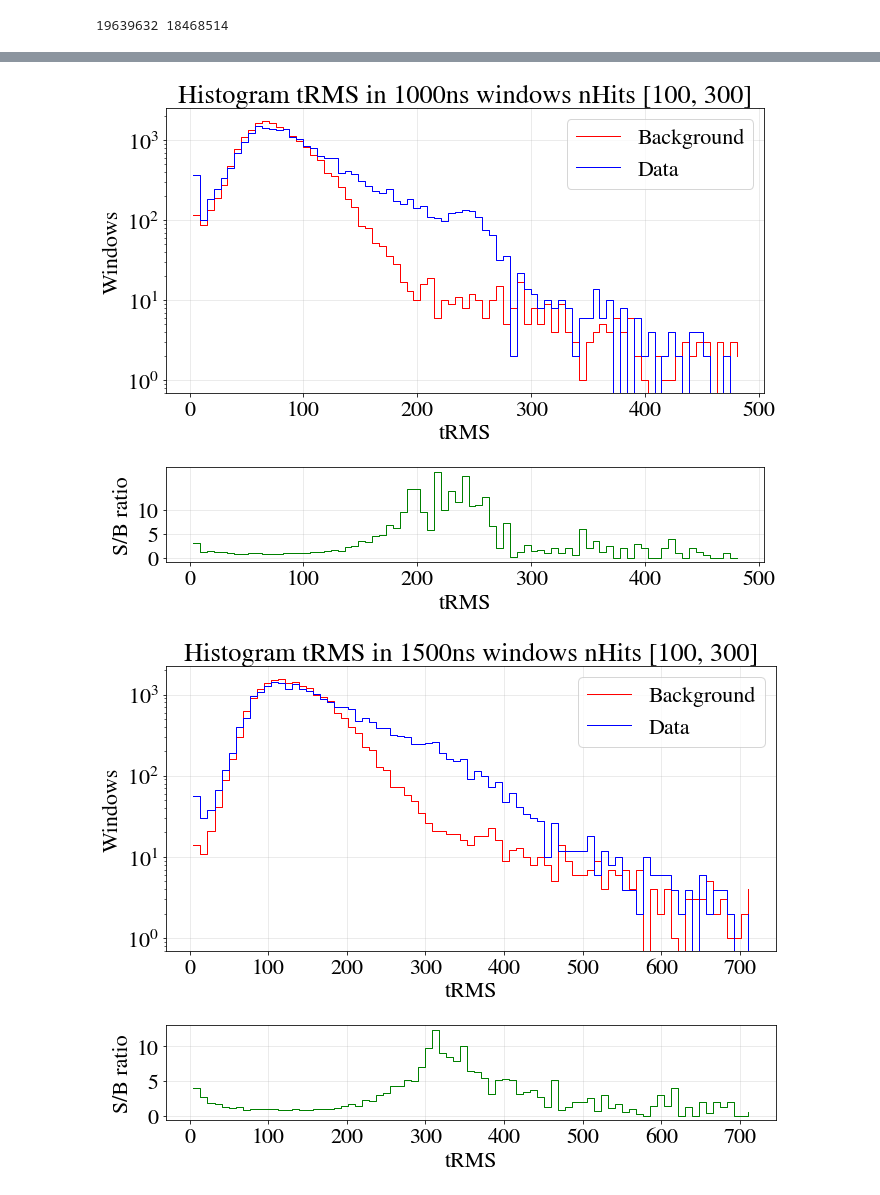
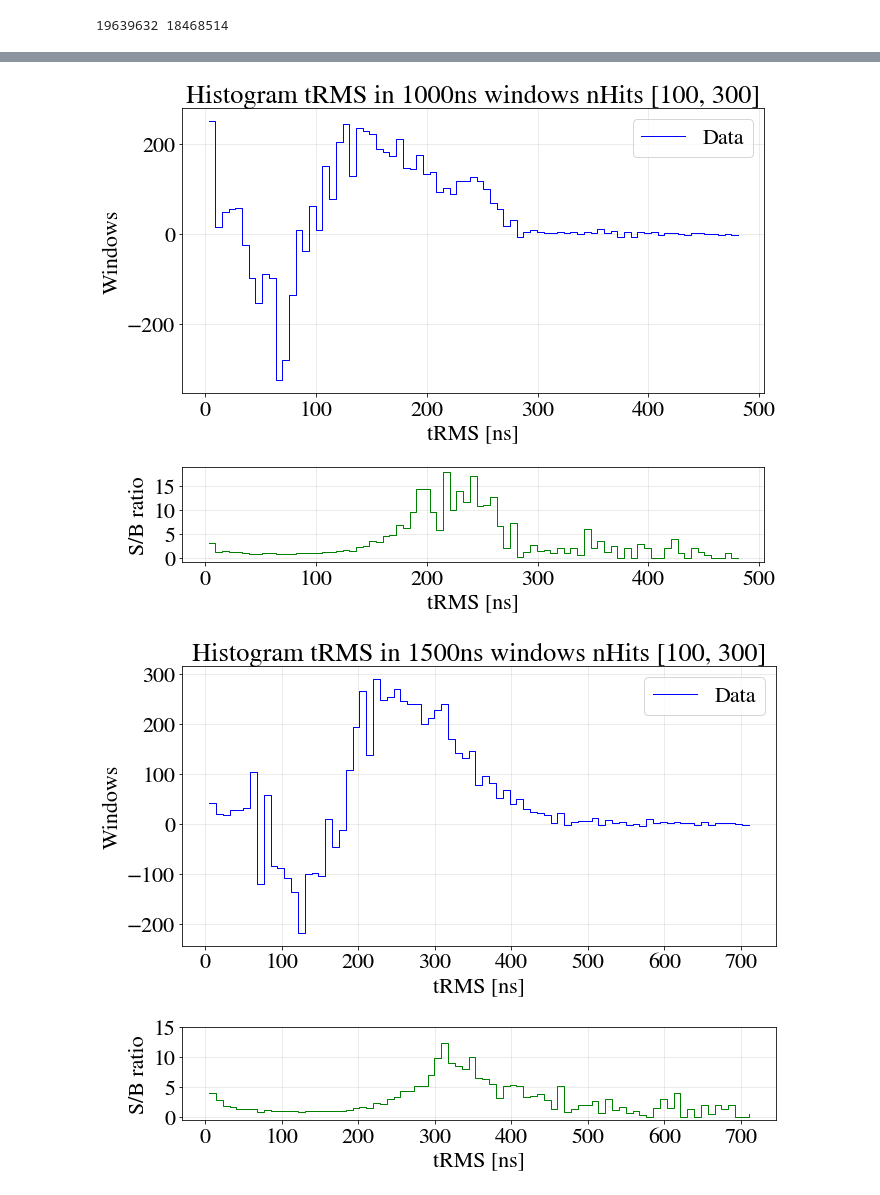
Before and after one commit to halmamol/WCTECoincidence_Analysis, a Jupyter notebook: Complete_analysis/jupyter_nb/tRMS_plots_nb.ipynb, the cells around one changed output, grey strips where cells are left out. Saved outputs shown, nothing was run; the diff lists cells and outputs as text; code cells hidden in the pictures.

```diff
--- a/Complete_analysis/jupyter_nb/tRMS_plots_nb.ipynb
+++ b/Complete_analysis/jupyter_nb/tRMS_plots_nb.ipynb
@@ -174,7 +174,7 @@ fig, axs = plt.subplots(2, 1, gridspec_kw={'height_ratios': [3, 1]})
 axs[0].step(bins_edges[:-1], hist, where='post', linewidth=1, color='red', label='Background')
 axs[0].step(bins_edges[:-1], hist_sig* N_events / N_events_sig, where='post', linewidth=1, color='blue', label = 'Data')
 axs[0].set_ylabel('Windows')
-axs[0].set_xlabel('tRMS')
+axs[0].set_xlabel('tRMS [ns]')
 axs[0].set_title(f'Histogram tRMS in 100ns windows nHits > 1')
 axs[0].legend()
 axs[0].grid(alpha=0.3)
@@ -187,7 +187,7 @@ ratio = np.divide(
     where=hist > 0)
 
 axs[1].step(bins_edges[:-1], ratio, linewidth = 1, where='post', color='green', label='Signal / Background')
-axs[1].set_xlabel("tRMS")
+axs[1].set_xlabel("tRMS [ns]")
 axs[1].set_ylabel("S/B ratio")
 axs[1].grid(alpha=0.3)
 axs[1].set_xlim(0, 20)
@@ -289,7 +289,7 @@ for i, (data, data_sig) in enumerate(zip(t_RMS_sup1, t_RMS_sup1_sig)):
     axs[0].step(bins_edges[:-1], hist, where='post', linewidth=1, color='red', label='Background')
     axs[0].step(bins_edges[:-1], hist_sig * N_events / N_events_sig, where='post', linewidth=1, color='blue', label = 'Data')
     axs[0].set_ylabel('Windows')
-    axs[0].set_xlabel('tRMS')
+    axs[0].set_xlabel('tRMS [ns]')
     axs[0].set_title(f'Histogram tRMS in {list_windows[i]}ns windows nHits >1')
     axs[0].legend()
     axs[0].grid(alpha=0.3)
@@ -303,7 +303,7 @@ for i, (data, data_sig) in enumerate(zip(t_RMS_sup1, t_RMS_sup1_sig)):
         where=hist > 0)
 
     axs[1].step(bins_edges[:-1], ratio, linewidth = 1, where='post', color='green', label='Signal / Background')
-    axs[1].set_xlabel("tRMS")
+    axs[1].set_xlabel("tRMS [ns]")
     axs[1].set_ylabel("S/B ratio")
     axs[1].grid(alpha=0.3)
     axs[1].set_yticks(np.arange(0, 3, 1))
@@ -328,7 +328,7 @@ for i, (data, data_sig) in enumerate(zip(t_RMS_sup50, t_RMS_sup50_sig)):
     axs[0].step(bins_edges[:-1], hist, where='post', linewidth=1, color='red', label='Background')
     axs[0].step(bins_edges[:-1], hist_sig * N_events / N_events_sig, where='post', linewidth=1, color='blue', label = 'Data')
     axs[0].set_ylabel('Windows')
-    axs[0].set_xlabel('tRMS')
+    axs[0].set_xlabel('tRMS [ns]')
     axs[0].set_title(f'Histogram tRMS in {list_windows[i]}ns windows nHits [50, 300]')
     axs[0].grid(alpha=0.3)
     axs[0].legend()
@@ -341,7 +341,7 @@ for i, (data, data_sig) in enumerate(zip(t_RMS_sup50, t_RMS_sup50_sig)):
         where=hist > 0)
 
     axs[1].step(bins_edges[:-1], ratio, linewidth = 1, where='post', color='green', label='Signal / Background')
-    axs[1].set_xlabel("tRMS")
+    axs[1].set_xlabel("tRMS [ns]")
     axs[1].set_ylabel("S/B ratio")
     axs[1].grid(alpha=0.3)
     axs[1].set_yticks(np.arange(0, 11, 2.5))
@@ -356,38 +356,38 @@ t_RMS_sup100 = [t_RMS_1000_sup100, t_RMS_1500_sup100, t_RMS_2000_sup100]
 t_RMS_sup100_sig = [t_RMS_sig_1000_sup100, t_RMS_sig_1500_sup100, t_RMS_sig_2000_sup100]
 
 for i, (data, data_sig) in enumerate(zip(t_RMS_sup100, t_RMS_sup100_sig)):
 
     hist, bins_edges = np.histogram(data, bins=80)
     hist_sig, _ = np.histogram(data_sig, bins=bins_edges)
 
     fig, axs = plt.subplots(2, 1, gridspec_kw={'height_ratios': [3, 1]})
 
     # Top plot: Background and Signal
-    axs[0].step(bins_edges[:-1], hist, where='post', linewidth=1, color='red', label='Background')
-    axs[0].step(bins_edges[:-1], hist_sig * N_events / N_events_sig, where='post', linewidth=1, color='blue', label = 'Data')
+    #axs[0].step(bins_edges[:-1], hist, where='post', linewidth=1, color='red', label='Background')
+    axs[0].step(bins_edges[:-1], hist_sig * N_events / N_events_sig - hist, where='post', linewidth=1, color='blue', label = 'Data')
     axs[0].set_ylabel('Windows')
-    axs[0].set_xlabel('tRMS')
+    axs[0].set_xlabel('tRMS [ns]')
     axs[0].set_title(f'Histogram tRMS in {list_windows[i]}ns windows nHits [100, 300]')
     axs[0].grid(alpha=0.3)
     axs[0].legend()
-    axs[0].set_yscale('log')
+    #axs[0].set_yscale('log')
     #axs[0].set_xlim(50, 350)
 
     # Bottom plot: Signal/Background Ratio
     ratio = np.divide(
         hist_sig* N_events / N_events_sig,
         hist,
         out=np.full_like(hist, 0, dtype=float),
         where=hist > 0)
 
     axs[1].step(bins_edges[:-1], ratio, linewidth = 1, where='post', color='green', label='Signal / Background')
-    axs[1].set_xlabel("tRMS")
+    axs[1].set_xlabel("tRMS [ns]")
     axs[1].set_ylabel("S/B ratio")
     axs[1].grid(alpha=0.3)
-    axs[1].set_yticks(np.arange(0, 11, 5))
+    axs[1].set_yticks(np.arange(0, 16, 5))
     #axs[1].set_xlim(50, 350)
     plt.tight_layout()
     plt.show()
 # %% [output]
-[figure, old version]
+[figure, new version]
-[figure, old version]
+[figure, new version]
```
Also changed, not shown: parts of 10 cells of this notebook, 5 other files.
